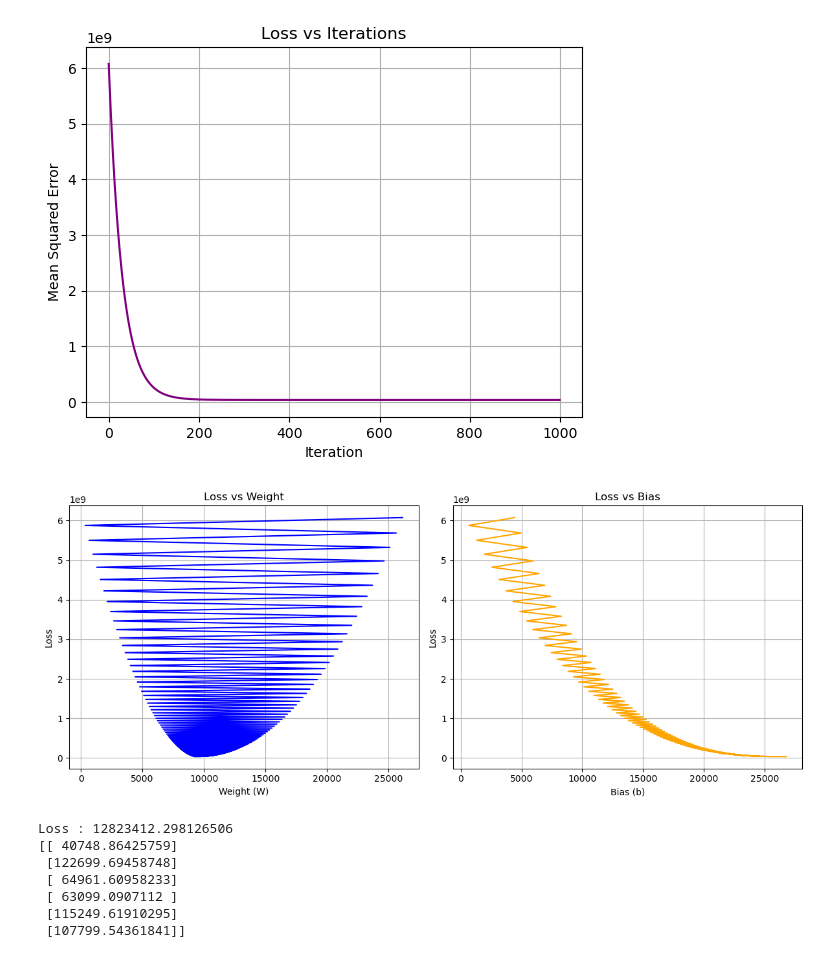
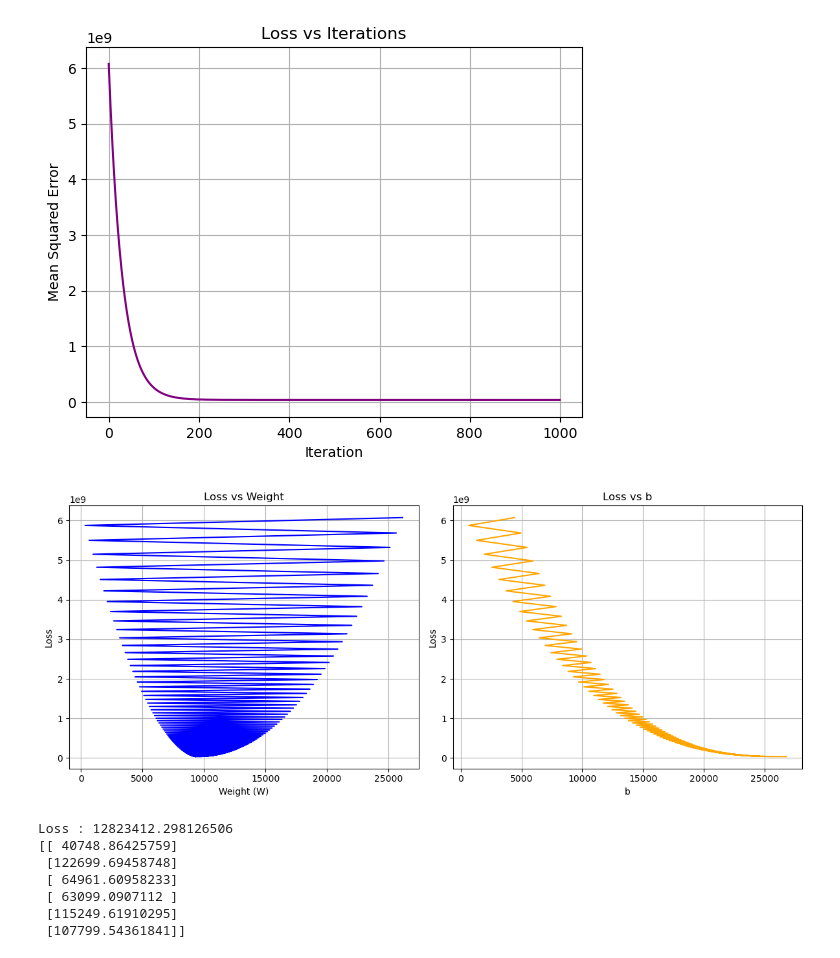
Before and after one commit to cryptic-mortal/from-scratch, a Jupyter notebook: LR.ipynb, the cells around one changed output. Saved outputs shown, nothing was run; the diff lists cells and outputs as text; code cells hidden in the pictures.

```diff
--- a/LR.ipynb
+++ b/LR.ipynb
@@ -26,7 +26,7 @@ X_train.shape
 (24, 1)
 [figure]
 # %%
-my_model = myLR(learning_rate = 0.03, iterations = 1000)
+my_model = LinearRegression(learning_rate = 0.03, iterations = 1000)
 my_model.fit(X_train,y_train)
 print(f"Weights = {my_model.W}")
 print(f"Bias = {my_model.b}")
@@ -80,28 +65,28 @@ plt.show()
 # %%
 W_vals = [w[0][0] for w in my_model.W_history]
 b_vals = [b[0] for b in my_model.b_history]
 loss_vals = my_model.loss_history
 
 plt.figure(figsize=(12, 5))
 
 plt.subplot(1, 2, 1)
 plt.plot(W_vals, loss_vals, color='blue')
 plt.title("Loss vs Weight")
 plt.xlabel("Weight (W)")
 plt.ylabel("Loss")
 plt.grid(True)
 
 plt.subplot(1, 2, 2)
 plt.plot(b_vals, loss_vals, color='orange')
-plt.title("Loss vs Bias")
-plt.xlabel("Bias (b)")
+plt.title("Loss vs b")
+plt.xlabel("b")
 plt.ylabel("Loss")
 plt.grid(True)
 
 plt.tight_layout()
 plt.show()
 # %% [output]
-[figure, old version]
+[figure, new version]
 # %%
 from sklearn.linear_model import LinearRegression as LR
 from sklearn.metrics import mean_squared_error as mse
```
Also changed, not shown: parts of 2 cells of this notebook, 7 other files.
